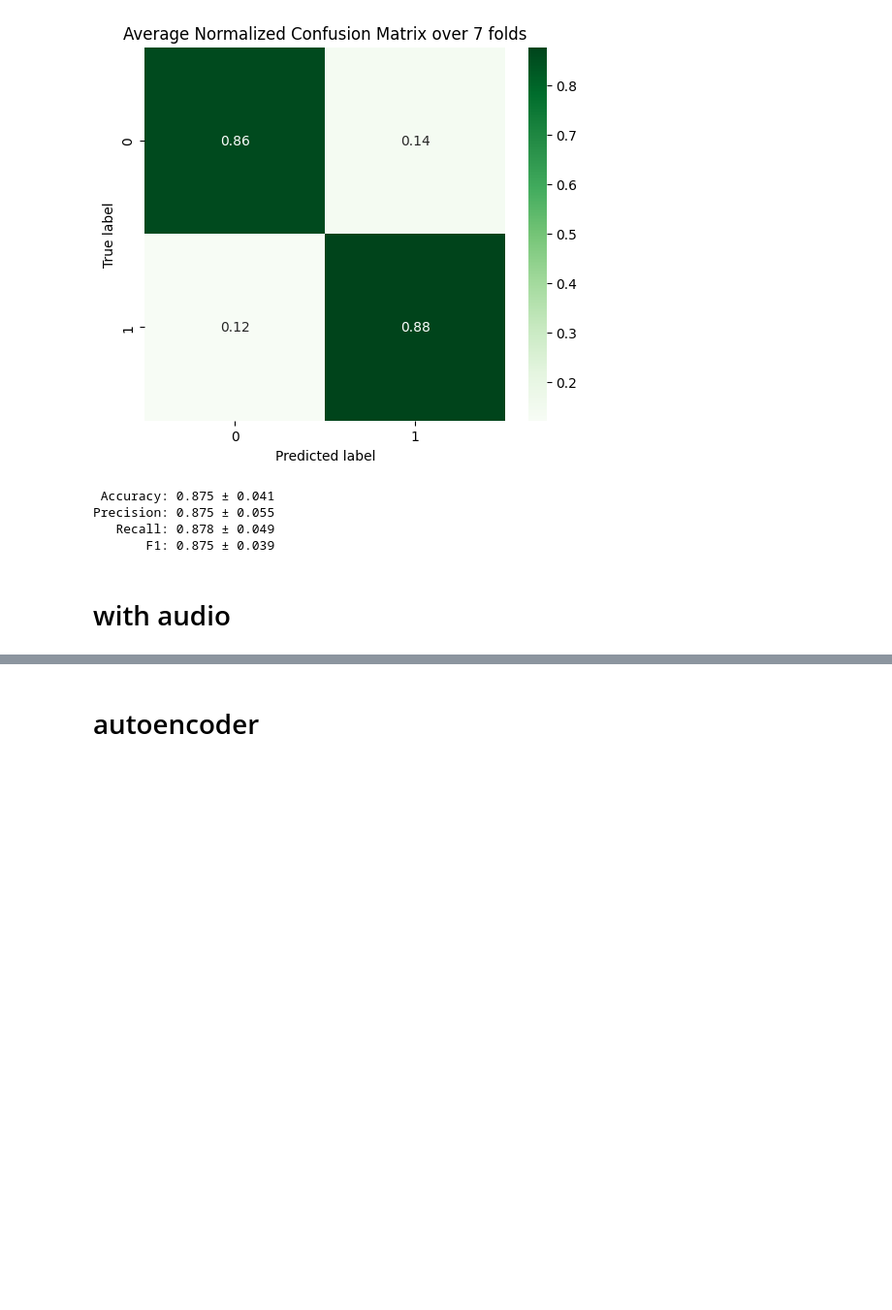
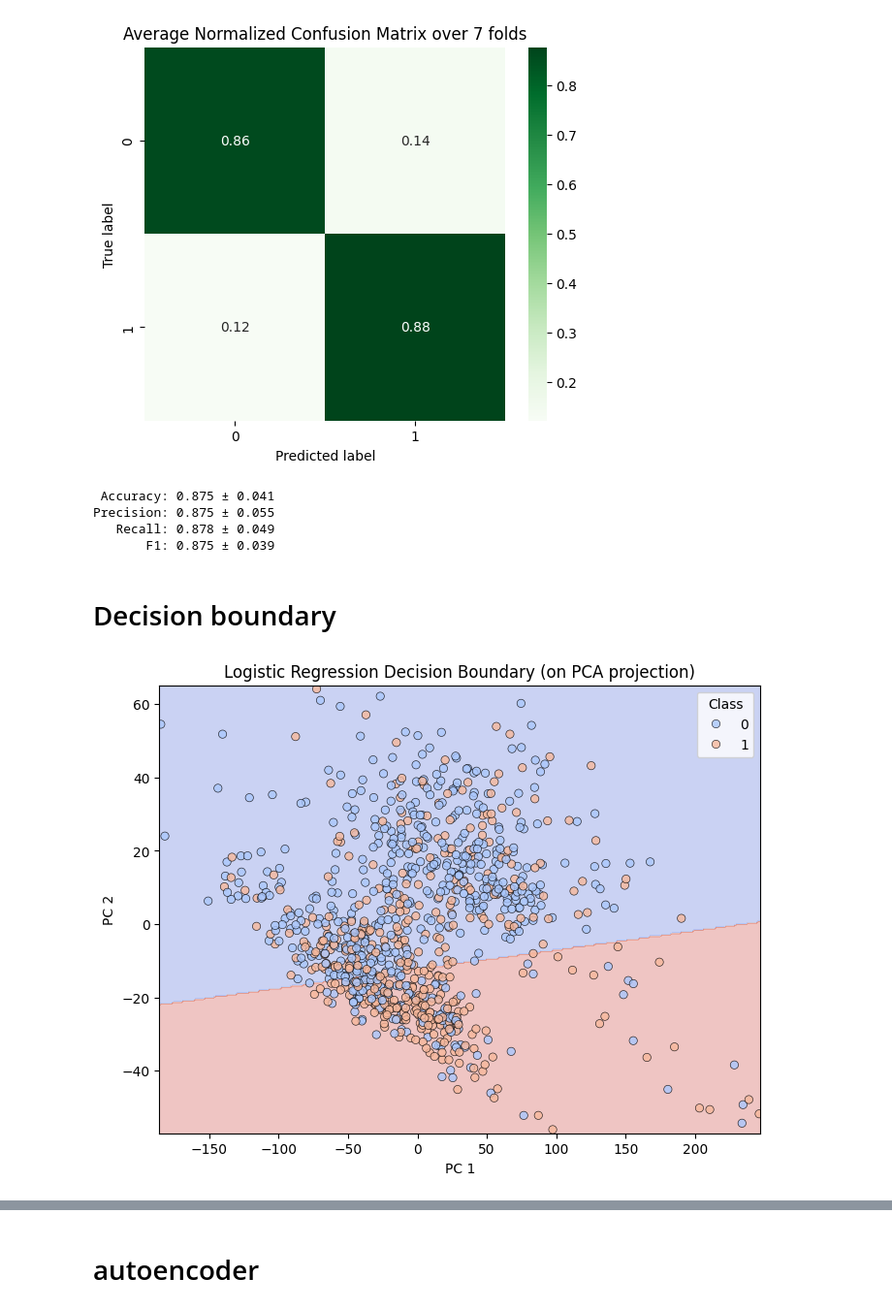
Before and after one commit to jmp-22/CMPT419Project, a Jupyter notebook: supervise_AI_tranning.ipynb, the cells around one changed output, grey strips where cells are left out. Shown at 97% size. Cells and saved outputs as stored; diff of their text form; code cells hidden in the pictures; blank space fills up the shorter version.

```diff
--- a/supervise_AI_tranning.ipynb
+++ b/supervise_AI_tranning.ipynb
@@ -228,5 +232,53 @@ for metric in scoring:
 Precision: 0.875 ± 0.055
    Recall: 0.878 ± 0.049
        F1: 0.875 ± 0.039
-# %% [markdown]
-# with audio
+# %% [markdown]
+# Decision boundary
+# %%
+import numpy as np
+import matplotlib.pyplot as plt
+import seaborn as sns
+from sklearn.decomposition import PCA
+from sklearn.linear_model import LogisticRegression
+
+# 1. Project to 2D
+# If X is sparse, convert to dense for PCA
+X_dense = X.toarray() if hasattr(X, "toarray") else X
+pca = PCA(n_components=2, random_state=42)
+X2 = pca.fit_transform(X_dense)
+
+# 2. Train a new 2D logistic
+clf2 = LogisticRegression(max_iter=5000)
+clf2.fit(X2, y)
+
+# 3. Create a mesh over the PC space
+x_min, x_max = X2[:,0].min() - 1, X2[:,0].max() + 1
+y_min, y_max = X2[:,1].min() - 1, X2[:,1].max() + 1
+xx, yy = np.meshgrid(
+    np.linspace(x_min, x_max, 300),
+    np.linspace(y_min, y_max, 300)
+)
+
+# 4. Predict on the grid
+grid = np.c_[xx.ravel(), yy.ravel()]
+Z = clf2.predict(grid).reshape(xx.shape)
+
+# 5. Plot
+plt.figure(figsize=(8,6))
+# decision boundary
+plt.contourf(xx, yy, Z, alpha=0.3, cmap='coolwarm')
+# scatter the actual points
+sns.scatterplot(
+    x=X2[:,0], y=X2[:,1],
+    hue=y,
+    palette='coolwarm',
+    edgecolor='k',
+    alpha=0.8
+)
+plt.xlabel("PC 1")
+plt.ylabel("PC 2")
+plt.title("Logistic Regression Decision Boundary (on PCA projection)")
+plt.legend(title="Class")
+plt.show()
+# %% [output]
+[figure, added]
```
Also changed, not shown: parts of 15 cells of this notebook.
